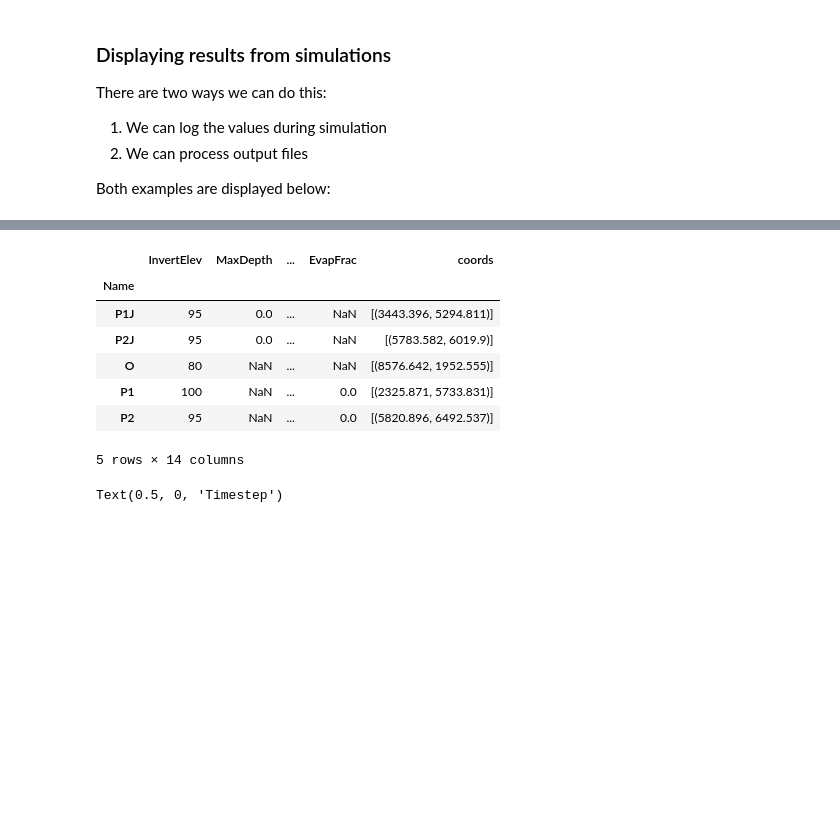
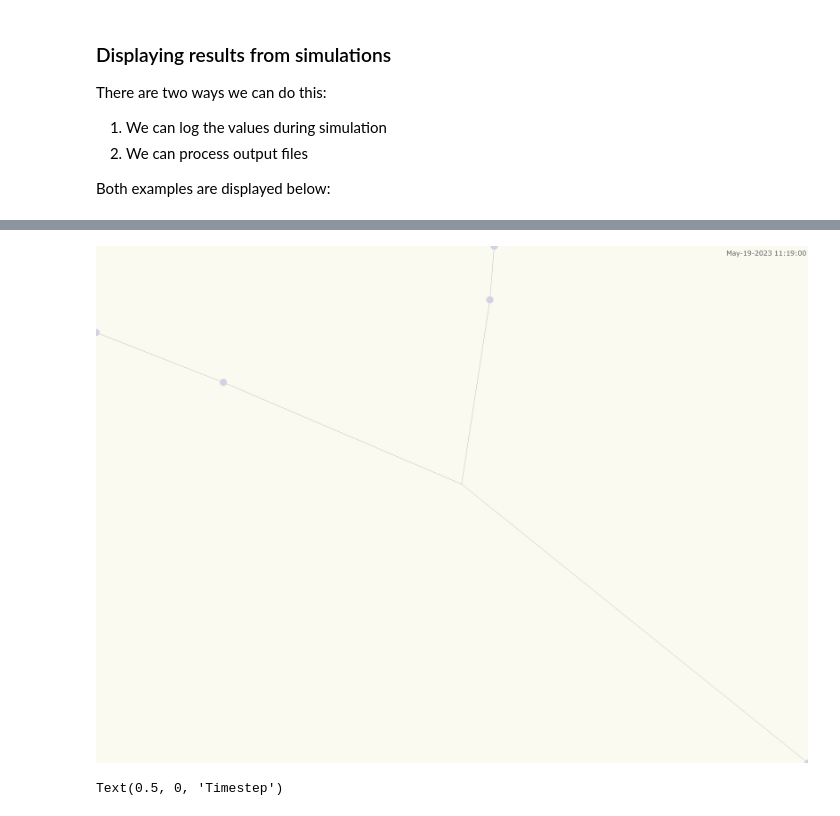
Before and after one commit to abhiramm7/ewri2023_DigitalWater101, a Jupyter notebook: 1.Introduction-Simulation Environment.ipynb, the cells around one changed output, grey strips where cells are left out. Drawn from its saved outputs; the diff is of its cells as text; code cells hidden in the pictures; blank space fills up the shorter version.

Commit message:
add basic swmmio usage examples

```diff
--- a/1.Introduction-Simulation Environment.ipynb
+++ b/1.Introduction-Simulation Environment.ipynb
@@ -96,3 +96,9 @@ Both examples are displayed below:
 # You can always open the input file in SWMM GUI :D
 # If you want to do it in python, swmmio has you covered!
 import swmmio
+
+# instantiate a swmmio.Model object
+model = swmmio.Model(input_file, crs='EPSG:2284')
+
+# get a dataframe of all nodes in the model
+model.nodes.dataframe
@@ -99,19 +113,0 @@ import swmmio
-# %%
-model = swmmio.Model(input_file)
-# %%
-model.nodes()
-# %% [output]
-|  | InvertElev | MaxDepth | ... | EvapFrac | coords |
-| Name |  |  |  |  |  |
-| P1J | 95 | 0.0 | ... | NaN | [(3443.396, 5294.811)] |
-| P2J | 95 | 0.0 | ... | NaN | [(5783.582, 6019.9)] |
-| O | 80 | NaN | ... | NaN | [(8576.642, 1952.555)] |
-| P1 | 100 | NaN | ... | 0.0 | [(2325.871, 5733.831)] |
-| P2 | 95 | NaN | ... | 0.0 | [(5820.896, 6492.537)] |
-5 rows × 14 columns
-# %%
-import pandas as pd
-import matplotlib as mpl
-import matplotlib.pyplot as plt
-plt.style.use('seaborn-v0_8-whitegrid')
-mpl.rcParams['figure.dpi'] = 200
@@ -119,0 +114,8 @@ mpl.rcParams['figure.dpi'] = 200
+# %%
+# visualize the model nodes
+nodes = model.nodes.dataframe
+nodes['draw_size'] = 20
+
+swmmio.draw_model(nodes=nodes, conduits=model.links())
+# %% [output]
+[figure, added]
```
Also changed, not shown: parts of 8 cells of this notebook.
